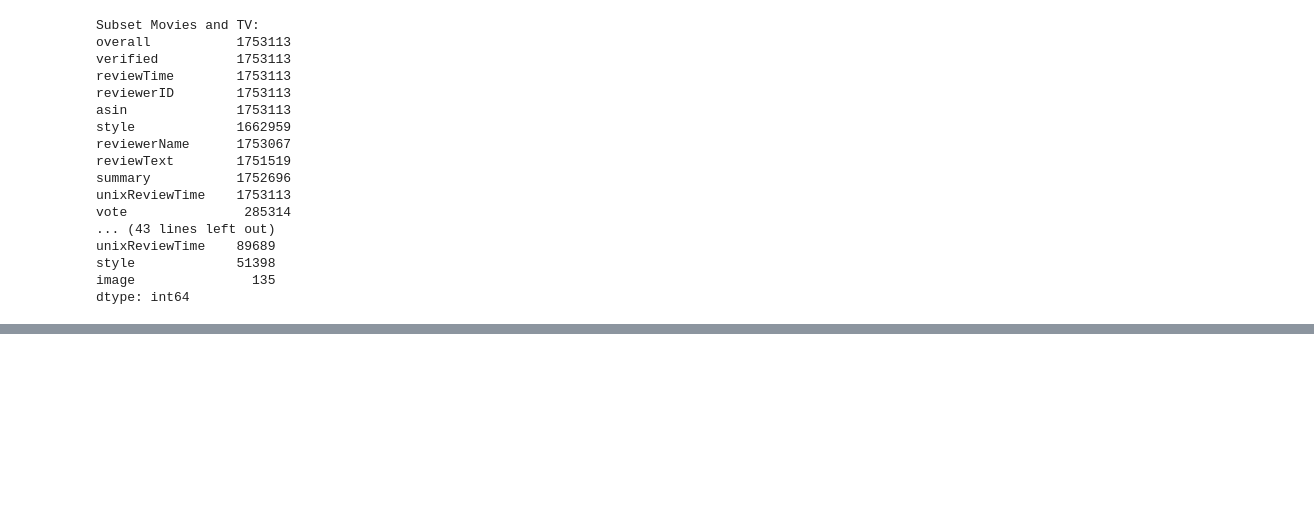
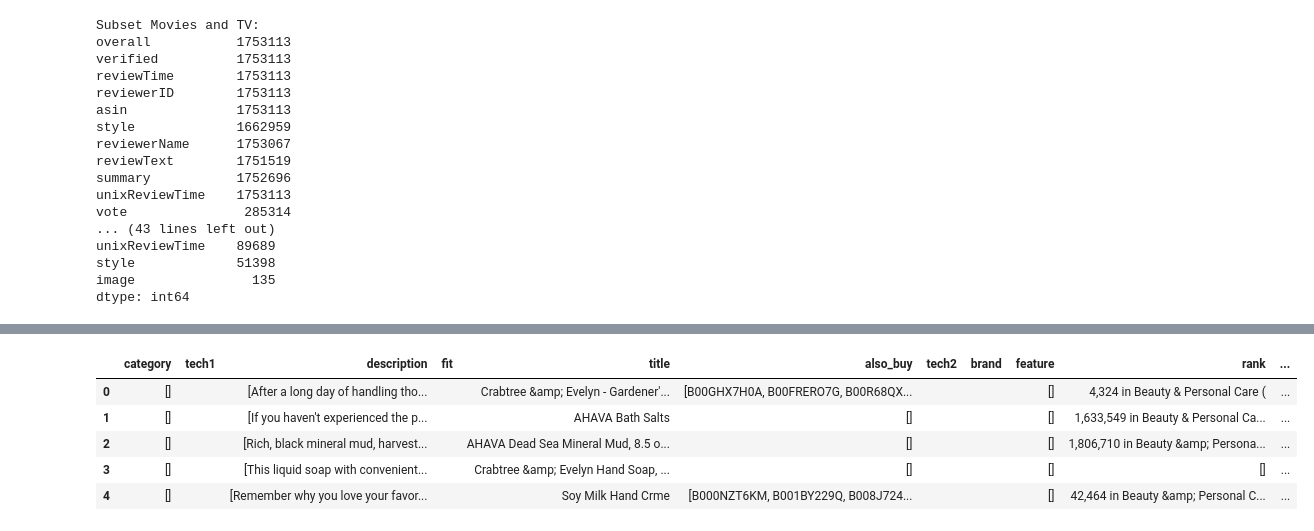
Before and after one commit to Mr-Dheer/A-llmRec-my-code, a Jupyter notebook: temp/reading_data.ipynb, the cells around one changed output, grey strips where cells are left out. Cells and saved outputs as stored; diff of their text form; code cells hidden in the pictures; blank space fills up the shorter version.

```diff
--- a/temp/reading_data.ipynb
+++ b/temp/reading_data.ipynb
@@ -165,0 +172,9 @@ The JSON file contains 40753 records.
+# %%
+df_meta_luxury.head()
+# %% [output]
+|  | category | tech1 | description | fit | title | also_buy | tech2 | brand | feature | rank | ... |
+| 0 | [] |  | [After a long day of handling tho... |  | Crabtree &amp; Evelyn - Gardener'... | [B00GHX7H0A, B00FRERO7G, B00R68QX... |  |  | [] | 4,324 in Beauty & Personal Care ( | ... |
+| 1 | [] |  | [If you haven't experienced the p... |  | AHAVA Bath Salts | [] |  |  | [] | 1,633,549 in Beauty & Personal Ca... | ... |
+| 2 | [] |  | [Rich, black mineral mud, harvest... |  | AHAVA Dead Sea Mineral Mud, 8.5 o... | [] |  |  | [] | 1,806,710 in Beauty &amp; Persona... | ... |
+| 3 | [] |  | [This liquid soap with convenient... |  | Crabtree &amp; Evelyn Hand Soap, ... | [] |  |  | [] | [] | ... |
+| 4 | [] |  | [Remember why you love your favor... |  | Soy Milk Hand Crme | [B000NZT6KM, B001BY229Q, B008J724... |  |  | [] | 42,464 in Beauty &amp; Personal C... | ... |
```
Also changed, not shown: parts of 8 cells of this notebook.
